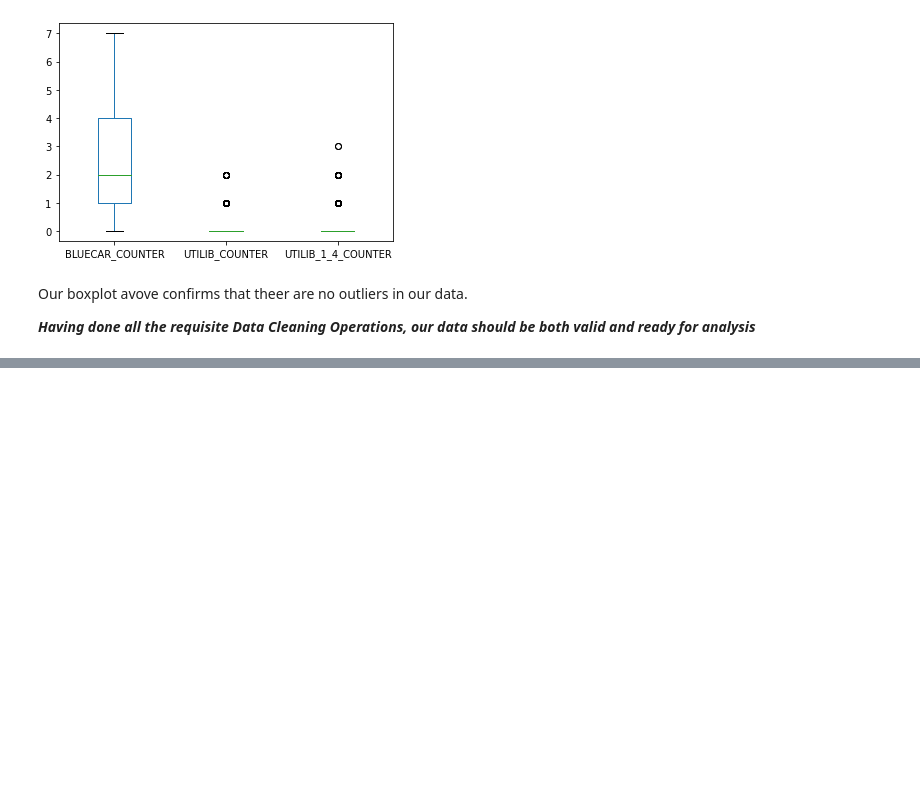
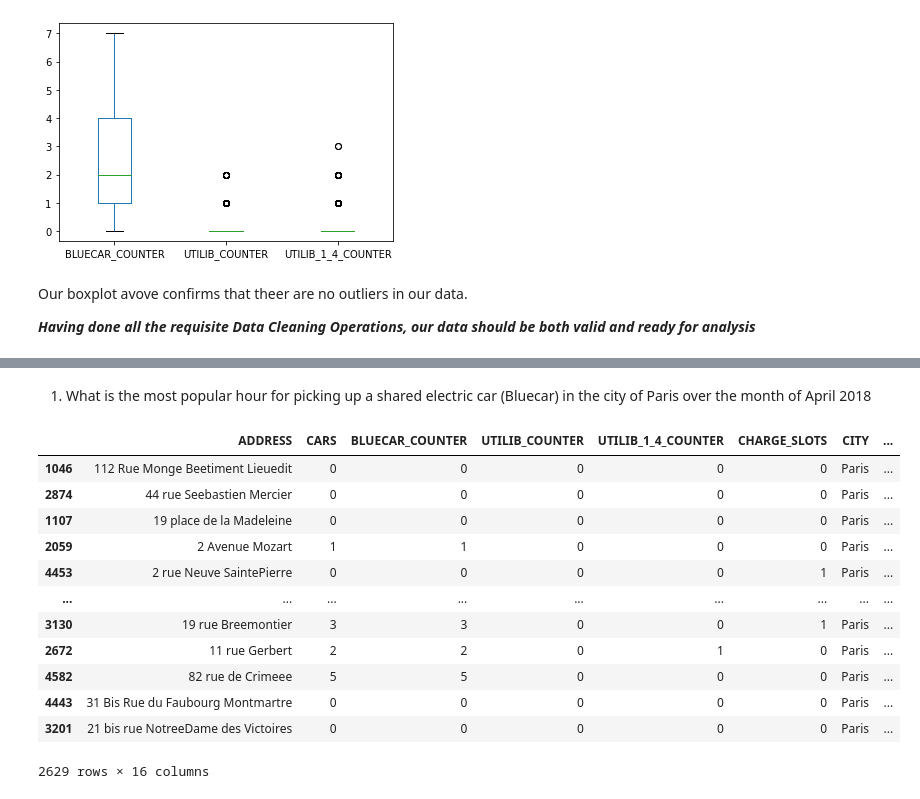
Before and after one commit to Obreintelly/Week_4_IP_Autolib_Data, a Jupyter notebook: Moringa_Data_Science_Prep_W4_Independent_Project_2021_03_Obrein_Telly_Autolib.ipynb, the cells around one changed output, grey strips where cells are left out. Saved outputs shown, nothing was run; the diff lists cells and outputs as text; code cells hidden in the pictures; blank space fills up the shorter version.

```diff
--- a/Moringa_Data_Science_Prep_W4_Independent_Project_2021_03_Obrein_Telly_Autolib.ipynb
+++ b/Moringa_Data_Science_Prep_W4_Independent_Project_2021_03_Obrein_Telly_Autolib.ipynb
@@ -427,0 +481,15 @@ Our boxplot avove confirms that theer are no outliers in our data.
+# %%
+autolib_new_set.CAR_USAGE = autolib_new_set.CAR_USAGE.astype(int)
+# %%
+#We calculate the difference for all the cars and specifying them as integers
+#BLUECAR
+autolib_new_set['BLUECAR_COUNTER_USAGE'] = autolib_new_set.groupby(['ADDRESS'])['BLUECAR_COUNTER'].diff().fillna(0)
+autolib_new_set.BLUECAR_COUNTER_USAGE = autolib_new_set.BLUECAR_COUNTER.astype(int)
+# %%
+#UTILIB COUNTER
+autolib_new_set['UTILIB_COUNTER_USAGE'] = autolib_new_set.groupby(['ADDRESS'])['UTILIB_COUNTER'].diff().fillna(0)
+autolib_new_set.UTILIB_COUNTER_USAGE = autolib_new_set.UTILIB_COUNTER.astype(int)
+# %%
+#UTILIB_1_4_COUNTER
+autolib_new_set['UTILIB_1_4_COUNTER_USAGE'] = autolib_new_set.groupby(['ADDRESS'])['UTILIB_1_4_COUNTER'].diff().fillna(0)
+autolib_new_set.UTILIB_1_4_COUNTER_USAGE = autolib_new_set.UTILIB_1_4_COUNTER.astype(int)
@@ -427,0 +510,2 @@ Our boxplot avove confirms that theer are no outliers in our data.
+# %% [markdown]
+1. What is the most popular hour for picking up  a shared electric car (Bluecar) in the city of Paris over the month of April 2018
@@ -427,0 +514,17 @@ Our boxplot avove confirms that theer are no outliers in our data.
+# %%
+paris_only = autolib_new_set[autolib_new_set["CITY"]== 'Paris']
+paris_only
+# %% [output]
+|  | ADDRESS | CARS | BLUECAR_COUNTER | UTILIB_COUNTER | UTILIB_1_4_COUNTER | CHARGE_SLOTS | CITY | ... |
+| 1046 | 112 Rue Monge Beetiment Lieuedit | 0 | 0 | 0 | 0 | 0 | Paris | ... |
+| 2874 | 44 rue Seebastien Mercier | 0 | 0 | 0 | 0 | 0 | Paris | ... |
+| 1107 | 19 place de la Madeleine | 0 | 0 | 0 | 0 | 0 | Paris | ... |
+| 2059 | 2 Avenue Mozart | 1 | 1 | 0 | 0 | 0 | Paris | ... |
+| 4453 | 2 rue Neuve SaintePierre | 0 | 0 | 0 | 0 | 1 | Paris | ... |
+| ... | ... | ... | ... | ... | ... | ... | ... | ... |
+| 3130 | 19 rue Breemontier | 3 | 3 | 0 | 0 | 1 | Paris | ... |
+| 2672 | 11 rue Gerbert | 2 | 2 | 0 | 1 | 0 | Paris | ... |
+| 4582 | 82 rue de Crimeee | 5 | 5 | 0 | 0 | 0 | Paris | ... |
+| 4443 | 31 Bis Rue du Faubourg Montmartre | 0 | 0 | 0 | 0 | 0 | Paris | ... |
+| 3201 | 21 bis rue NotreeDame des Victoires | 0 | 0 | 0 | 0 | 0 | Paris | ... |
+2629 rows × 16 columns
```
Also changed, not shown: parts of 14 cells of this notebook.
